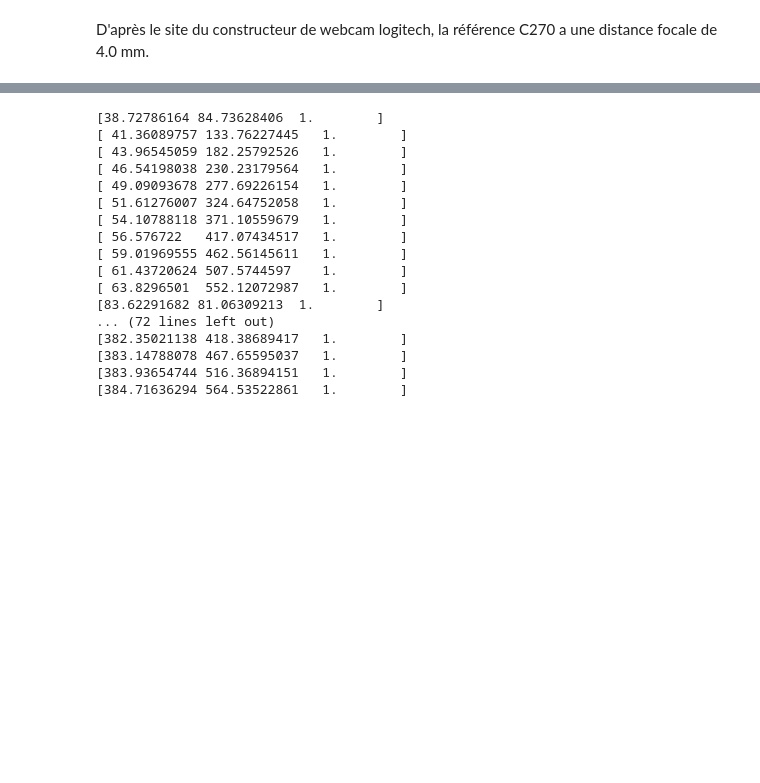
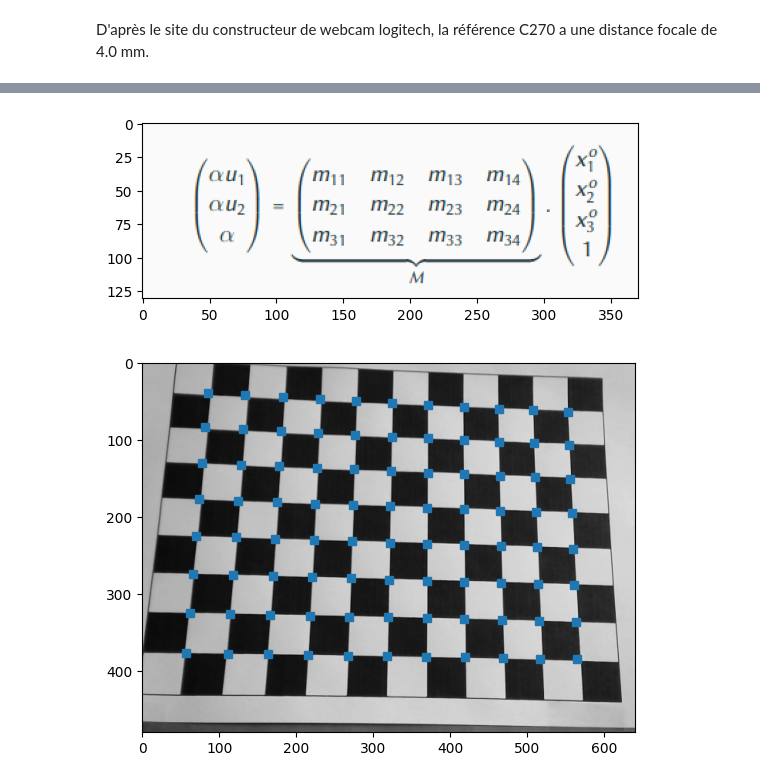
Before and after one commit to blouxongit/tp_calibrage, a Jupyter notebook: src/calibrage.ipynb, the cells around one changed output, grey strips where cells are left out. Saved outputs shown, nothing was run; the diff lists cells and outputs as text; code cells hidden in the pictures; blank space fills up the shorter version.

```diff
--- a/src/calibrage.ipynb
+++ b/src/calibrage.ipynb
@@ -121,28 +121,24 @@ M = M_int @ M_ext
+# %%
+im = plt.imread("../data/relation_pixel_objet.png")
+plt.imshow(im)
+plt.show()
+# %% [output]
+[figure, added]
 # %%
-im = plt.imread("mire_1.png")
+im = plt.imread("../mire_1.png")
 fig, ax = plt.subplots()
-x = np.ndarray((88,1))
+U = np.ndarray((88,1))
+V = np.ndarray((88,1))
 for i in range(int(lignes/2)):
     alpha_U = M @ np.append(coord_mm[i, :], 1)
     alpha = alpha_U[2]
-    U = alpha_U / alpha
+    U[i] = alpha_U[0] / alpha
+    V[i] = alpha_U[1] / alpha
 
+U = np.squeeze(U)
+V = np.squeeze(V)
+plt.plot(V, U, 's')
+plt.imshow(im)
 plt.show()
 # %% [output]
-[38.72786164 84.73628406  1.        ]
-[ 41.36089757 133.76227445   1.        ]
-[ 43.96545059 182.25792526   1.        ]
-[ 46.54198038 230.23179564   1.        ]
-[ 49.09093678 277.69226154   1.        ]
-[ 51.61276007 324.64752058   1.        ]
-[ 54.10788118 371.10559679   1.        ]
-[ 56.576722   417.07434517   1.        ]
-[ 59.01969555 462.56145611   1.        ]
-[ 61.43720624 507.5744597    1.        ]
-[ 63.8296501  552.12072987   1.        ]
-[83.62291682 81.06309213  1.        ]
-... (72 lines left out)
-[382.35021138 418.38689417   1.        ]
-[383.14788078 467.65595037   1.        ]
-[383.93654744 516.36894151   1.        ]
-[384.71636294 564.53522861   1.        ]
+[figure, added]
```
Also changed, not shown: parts of 10 cells of this notebook, 4 other files.
